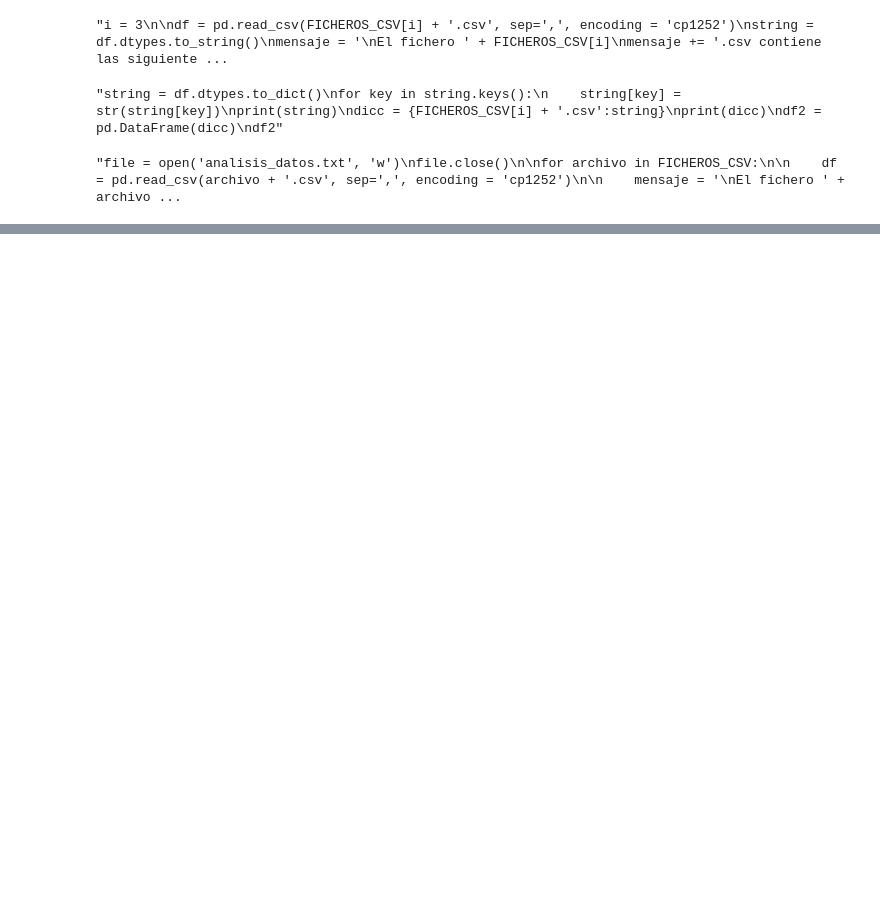
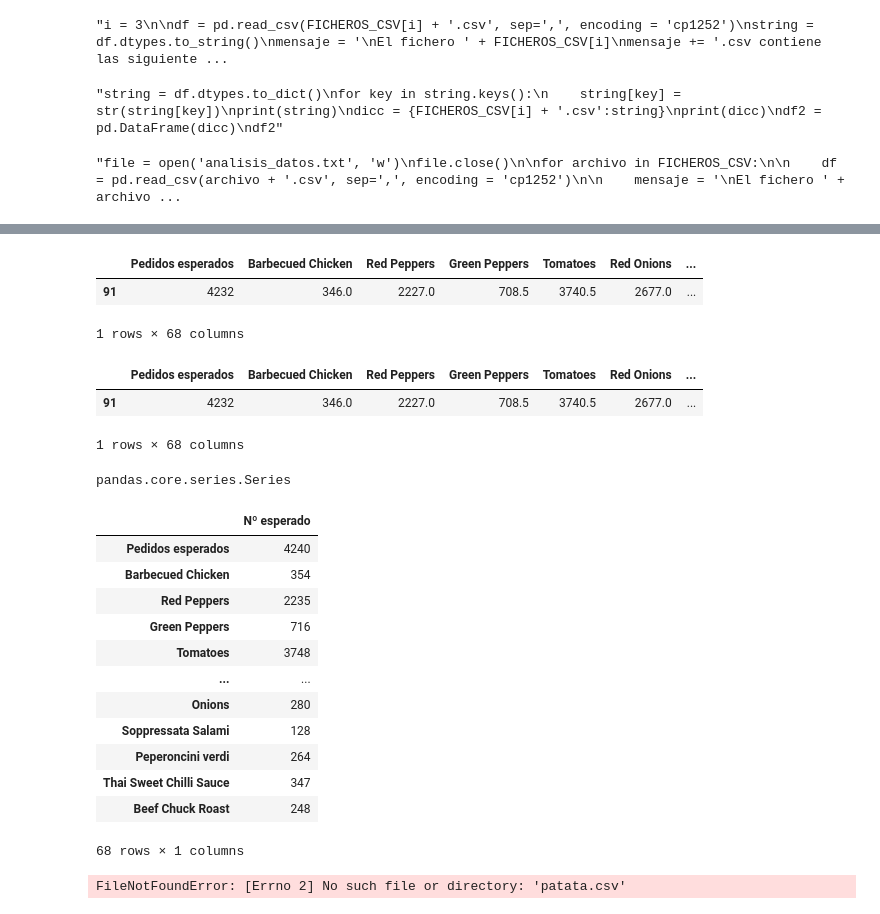
Before and after one commit to Pere-03/Maven_pizza_predictions, a Jupyter notebook: pruebas.ipynb, the cells around one changed output, grey strips where cells are left out. Saved outputs shown, nothing was run; the diff lists cells and outputs as text; code cells hidden in the pictures; blank space fills up the shorter version.

```diff
--- a/pruebas.ipynb
+++ b/pruebas.ipynb
@@ -99,25 +185,37 @@ df_pizzas_final['ingredients'] = df_pizzas_final['ingredients'].apply(str_to_lis
 # %%
-dicc = {'pizza_type_id': [], 'size': []}
+dicc = {'pizza_type_id': [], 'size': [], 'Pedidos esperados': []}
+total = {}
 ingredientes = []
 for i in df_pizzas_final.index:
     for j in range(len(df_pizzas_final['ingredients'][i])):
         if df_pizzas_final['ingredients'][i][j] not in ingredientes:
             ingredientes.append(df_pizzas_final['ingredients'][i][j])
             dicc[df_pizzas_final['ingredients'][i][j]] = []
+            total[df_pizzas_final['ingredients'][i][j]] = 0
 sizes = {'S': 1, 'M': 1.5, 'L': 2,'XL': 2.5, 'XXL': 3}
 # print(ingredientes)
 for i in df_pizzas_final.index:
     pizza = df_pizzas_final['pizza_type_id'][i]
     size = df_pizzas_final['size'][i]
+    cantidad = df_pizzas_final['quantity'][i]
     dicc['pizza_type_id'].append(pizza)
     dicc['size'].append(size)
+    dicc['Pedidos esperados'].append(cantidad)
     for ingrediente in ingredientes:
         if ingrediente in df_pizzas_final['ingredients'][i]:
 
             dicc[ingrediente] += [sizes[size]]
+            total[ingrediente] += cantidad * sizes[size]
+
         elif ingrediente not in df_pizzas_final['ingredients'][i]:
             dicc[ingrediente] += [0]
-df_pizzas_final.pop('ingredients')
+
+dicc['pizza_type_id'].append('Total')
+dicc['size'].append('Total')
+dicc['Pedidos esperados'].append(df_pizzas_final['quantity'].sum())
+print(total)
+for ingrediente in ingredientes:
+
+    dicc[ingrediente] += [total[ingrediente]]
 df_tmp = pd.DataFrame(dicc)
-df_tmp
 # %% [output]
@@ -154,0 +244,55 @@ df_pizzas_final
+# %%
+df_ingredientes = df_tmp.tail(1)
+
+df_ingredientes.pop('pizza_type_id')
+df_ingredientes.pop('size')
+df_ingredientes
+# %% [output]
+|  | Pedidos esperados | Barbecued Chicken | Red Peppers | Green Peppers | Tomatoes | Red Onions | ... |
+| 91 | 4232 | 346.0 | 2227.0 | 708.5 | 3740.5 | 2677.0 | ... |
+1 rows × 68 columns
+# %%
+ERROR = 4
+
+
+def aproximar_numero(numero: float):
+    '''
+    Aproxima un número, añadiéndole un margen de error
+    '''
+
+    global ERROR
+
+    return int(numero) + ERROR
+# %%
+df_ingredientes
+# %% [output]
+|  | Pedidos esperados | Barbecued Chicken | Red Peppers | Green Peppers | Tomatoes | Red Onions | ... |
+| 91 | 4232 | 346.0 | 2227.0 | 708.5 | 3740.5 | 2677.0 | ... |
+1 rows × 68 columns
+# %%
+df_ingredientes = df_ingredientes.apply(aproximar_numero)
+type(df_ingredientes)
+# %% [output]
+pandas.core.series.Series
+# %%
+df_ingredientes = pd.DataFrame(df_ingredientes)
+df_ingredientes = df_ingredientes.rename(columns={0: 'Nº esperado'})
+df_ingredientes
+# %% [output]
+|  | Nº esperado |
+| Pedidos esperados | 4240 |
+| Barbecued Chicken | 354 |
+| Red Peppers | 2235 |
+| Green Peppers | 716 |
+| Tomatoes | 3748 |
+| ... | ... |
+| Onions | 280 |
+| Soppressata Salami | 128 |
+| Peperoncini verdi | 264 |
+| Thai Sweet Chilli Sauce | 347 |
+| Beef Chuck Roast | 248 |
+68 rows × 1 columns
+# %%
+pd.read_csv('patata.csv')
+# %% [output]
+FileNotFoundError: [Errno 2] No such file or directory: 'patata.csv'
```
Also changed, not shown: parts of 10 cells of this notebook, 4 other files.
